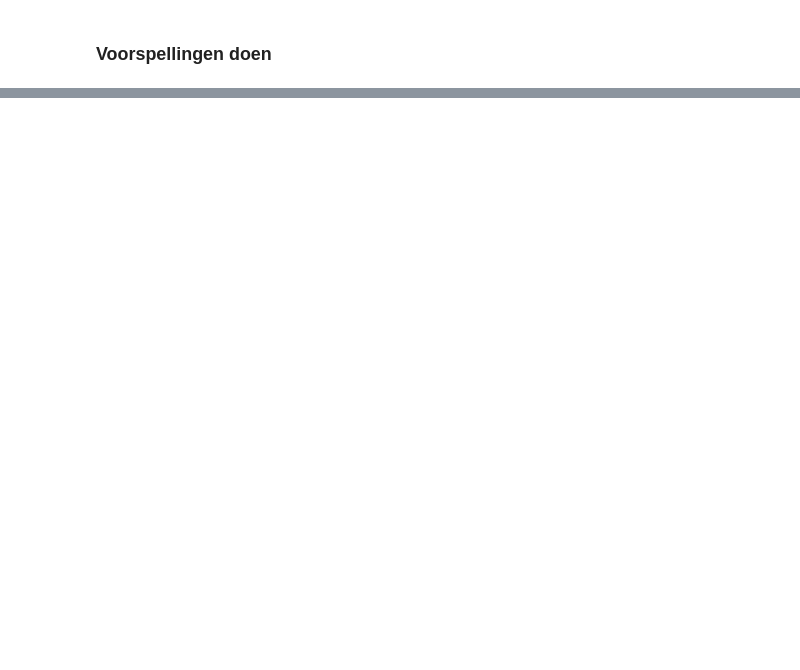
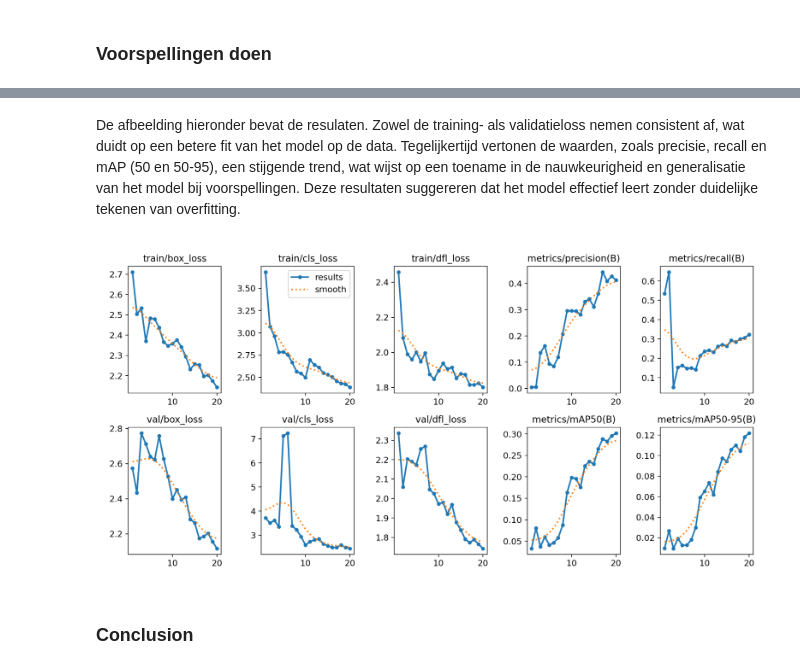
Before and after one commit to ishofstede/modelleren_van_kanker, a Jupyter notebook: casus_d/notebooks/opdracht_3.ipynb, the cells around one changed output, grey strips where cells are left out. Saved outputs shown, nothing was run; the diff lists cells and outputs as text; code cells hidden in the pictures; blank space fills up the shorter version.

Commit message:
completed notebook 3

```diff
--- a/casus_d/notebooks/opdracht_3.ipynb
+++ b/casus_d/notebooks/opdracht_3.ipynb
@@ -204,0 +284,14 @@ def make_predictions(model_path, test_images_folder, output_folder):
+# %% [markdown]
+De afbeelding hieronder bevat de resulaten. Zowel de training- als validatieloss nemen consistent af, wat duidt op een betere fit van het model op de data. Tegelijkertijd vertonen de waarden, zoals precisie, recall en mAP (50 en 50-95), een stijgende trend, wat wijst op een toename in de nauwkeurigheid en generalisatie van het model bij voorspellingen. Deze resultaten suggereren dat het model effectief leert zonder duidelijke tekenen van overfitting.
+# %%
+result_image = "../notebooks/runs/detect/train34/results.png"
+image = Image.open(result_image)
+
+plt.figure(figsize=(20, 18))
+plt.imshow(image)
+plt.axis('off')
+plt.show()
+# %% [output]
+[figure, added]
+# %% [markdown]
+### Conclusion
```
Also changed, not shown: parts of 15 cells of this notebook.
